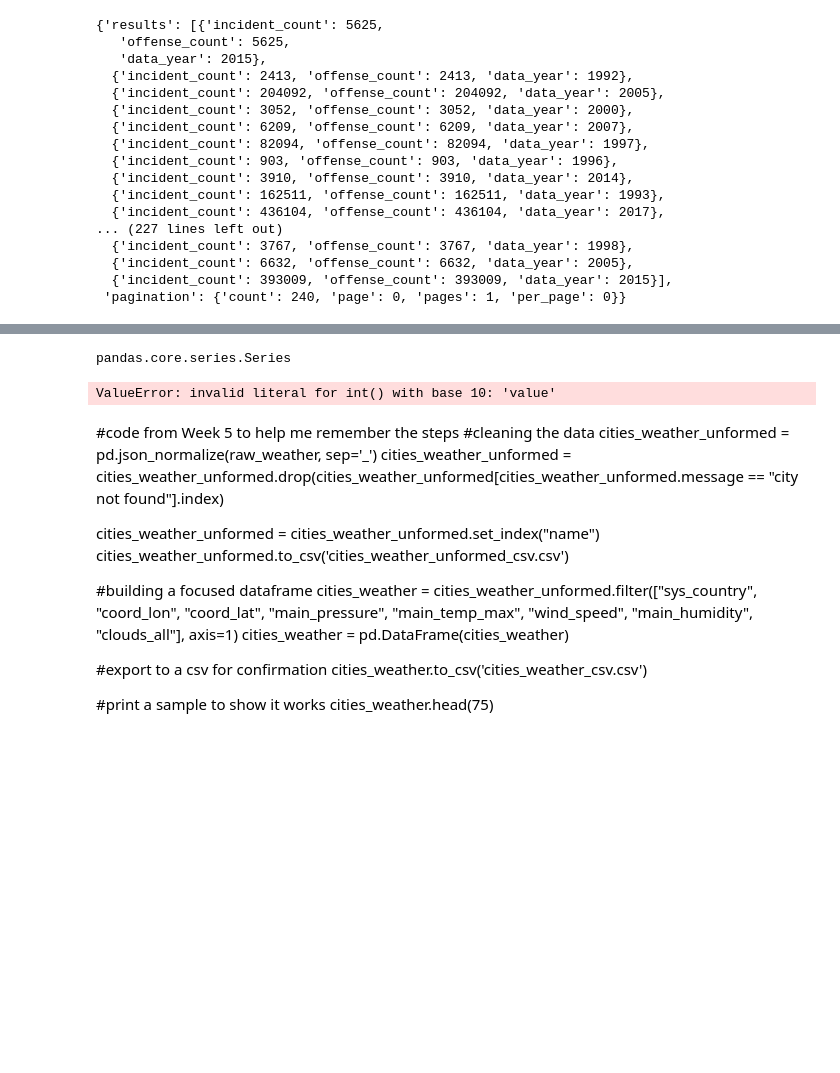
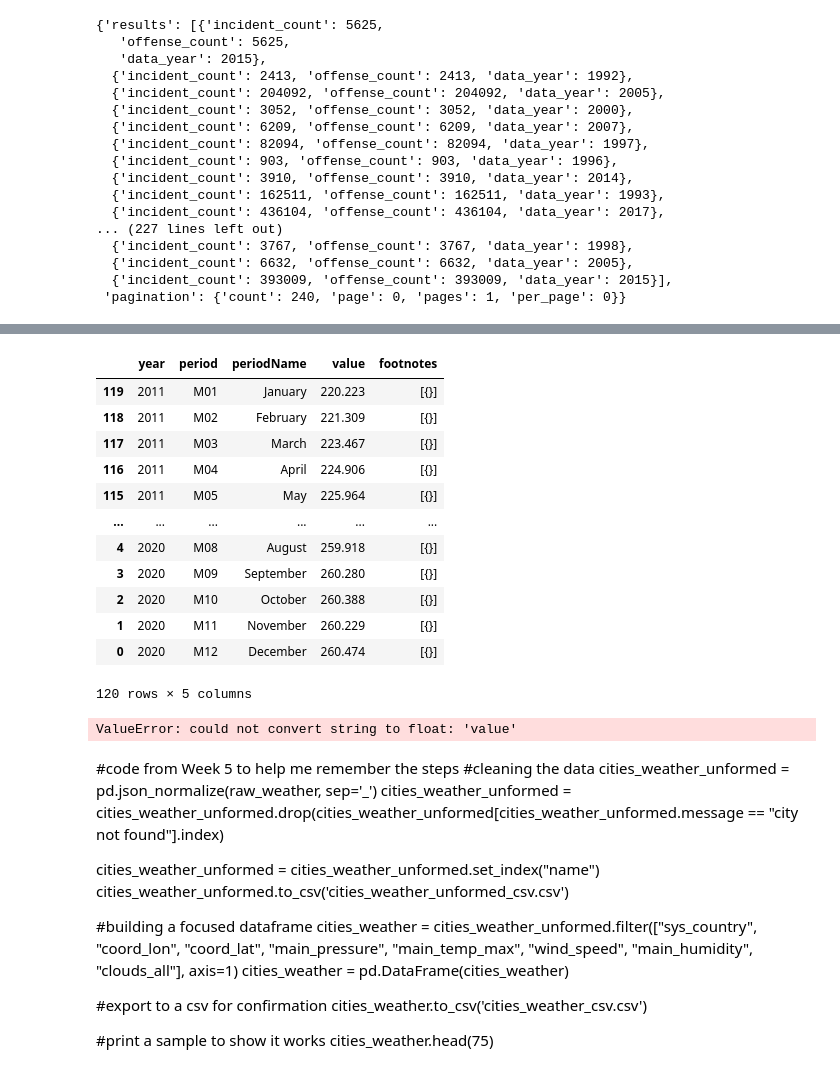
Before and after one commit to HeatherLD/API-Project, a Jupyter notebook: Homework 8 Exploratory API project - Jamie's version.ipynb, the cells around one changed output, grey strips where cells are left out. Cells and saved outputs as stored; diff of their text form; code cells hidden in the pictures; blank space fills up the shorter version.

```diff
--- a/Homework 8 Exploratory API project - Jamie's version.ipynb
+++ b/Homework 8 Exploratory API project - Jamie's version.ipynb
@@ -149,22 +149,33 @@ bls_json
 # %%
 #creating dataframe
 bls_df=pd.DataFrame(bls_json['Results']['series'][0]['data'])
 #sort by year
 bls_sorted=bls_df.sort_values(by=['year','period'])
 pd.DataFrame(bls_sorted)
-type(bls_df['value'])
 # %% [output]
+|  | year | period | periodName | value | footnotes |
+| 119 | 2011 | M01 | January | 220.223 | [{}] |
+| 118 | 2011 | M02 | February | 221.309 | [{}] |
+| 117 | 2011 | M03 | March | 223.467 | [{}] |
+| 116 | 2011 | M04 | April | 224.906 | [{}] |
+| 115 | 2011 | M05 | May | 225.964 | [{}] |
+| ... | ... | ... | ... | ... | ... |
+| 4 | 2020 | M08 | August | 259.918 | [{}] |
+| 3 | 2020 | M09 | September | 260.280 | [{}] |
+| 2 | 2020 | M10 | October | 260.388 | [{}] |
+| 1 | 2020 | M11 | November | 260.229 | [{}] |
+| 0 | 2020 | M12 | December | 260.474 | [{}] |
-pandas.core.series.Series
+120 rows × 5 columns
-# %%
-#annual_avg=bls_sorted.groupby('year').agg({'value':'mean'})
-#print(annual_avg)
-
-#line plot for year v. value -- it sees these values as strings though, and won't let me convert to integers
-
-bls_sorted.plot(x='year', y=('value'), kind='line')
-plt.show()
-# %% [output]
-ValueError: invalid literal for int() with base 10: 'value'
+# %%
+annual_avg=bls_sorted.groupby('year').agg({'value'):'mean'})
+print(annual_avg)
+
+#line plot for year v. value -- it sees these values as strings though, and won't let me convert to integers
+
+#bls_sorted.plot(x='year', y=float('value'), kind='line')
+#plt.show()
+# %% [output]
+ValueError: could not convert string to float: 'value'
 # %% [markdown]
 #code from Week 5 to help me remember the steps
 #cleaning the data
```
Also changed, not shown: parts of 6 cells of this notebook, 2 other files.
